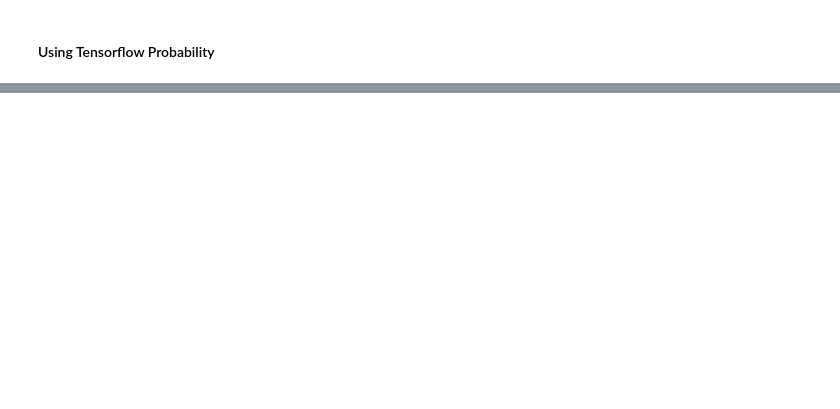
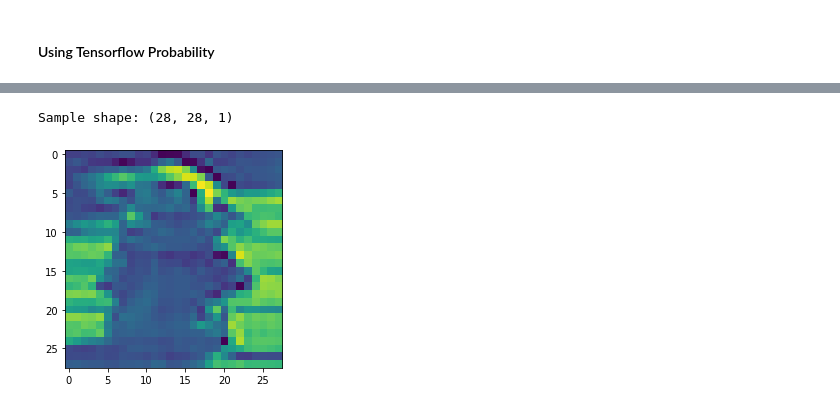
Before and after one commit to leonardoaraujosantos/MLBookCode, a Jupyter notebook: notebooks/bayesian_mnist.ipynb, the cells around one changed output, grey strips where cells are left out. Cells and saved outputs as stored; diff of their text form; code cells hidden in the pictures; blank space fills up the shorter version.

```diff
--- a/notebooks/bayesian_mnist.ipynb
+++ b/notebooks/bayesian_mnist.ipynb
@@ -226,0 +231,9 @@ predictions
+# %%
+from PIL import Image
+sample = np.asarray(Image.open("BabyYoda_small.jpg").convert('L'))
+plt.imshow(sample)
+sample = np.expand_dims(sample, axis=2).astype(np.float32)
+print('Sample shape:', sample.shape)
+# %% [output]
+Sample shape: (28, 28, 1)
+[figure, added]
```
Also changed, not shown: parts of 14 cells of this notebook.
